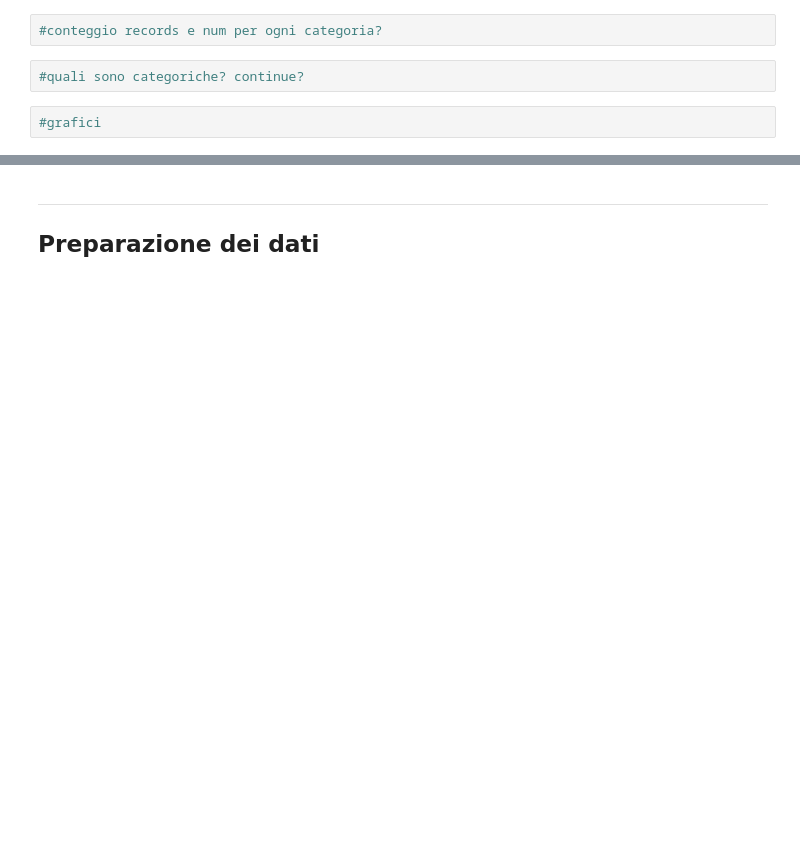
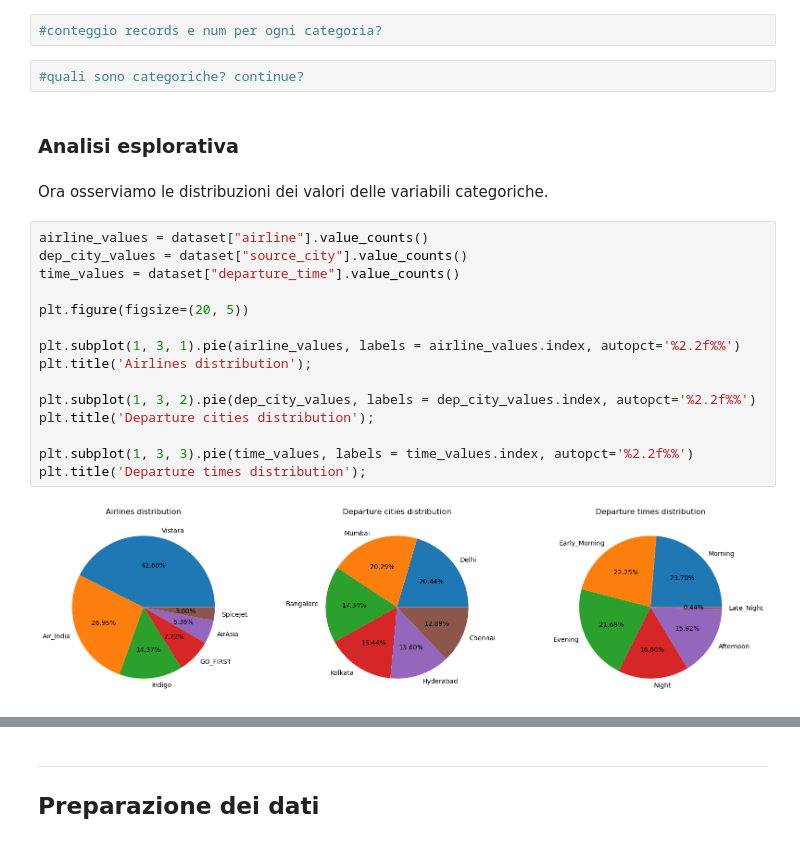
Before and after one commit to AivAiv/Flight_Price_Prediction, a Jupyter notebook: Progetto Programmazione Data Intensive.ipynb, the cells around one changed output, grey strips where cells are left out. Cells and saved outputs as stored; diff of their text form; blank space fills up the shorter version.

Commit message:
Started graphs

```diff
--- a/Progetto Programmazione Data Intensive.ipynb
+++ b/Progetto Programmazione Data Intensive.ipynb
@@ -150,5 +146,24 @@ dataset["airline"].unique().size
 #conteggio records e num per ogni categoria?
 # %%
 #quali sono categoriche? continue?
-# %%
-#grafici
+# %% [markdown]
+### Analisi esplorativa
+# %% [markdown]
+Ora osserviamo le distribuzioni dei valori delle variabili categoriche.
+# %%
+airline_values = dataset["airline"].value_counts()
+dep_city_values = dataset["source_city"].value_counts()
+time_values = dataset["departure_time"].value_counts()
+
+plt.figure(figsize=(20, 5))
+
+plt.subplot(1, 3, 1).pie(airline_values, labels = airline_values.index, autopct='%2.2f%%')
+plt.title('Airlines distribution');
+
+plt.subplot(1, 3, 2).pie(dep_city_values, labels = dep_city_values.index, autopct='%2.2f%%')
+plt.title('Departure cities distribution');
+
+plt.subplot(1, 3, 3).pie(time_values, labels = time_values.index, autopct='%2.2f%%')
+plt.title('Departure times distribution');
+# %% [output]
+[figure, added]
```
Also changed, not shown: parts of 5 cells of this notebook.
